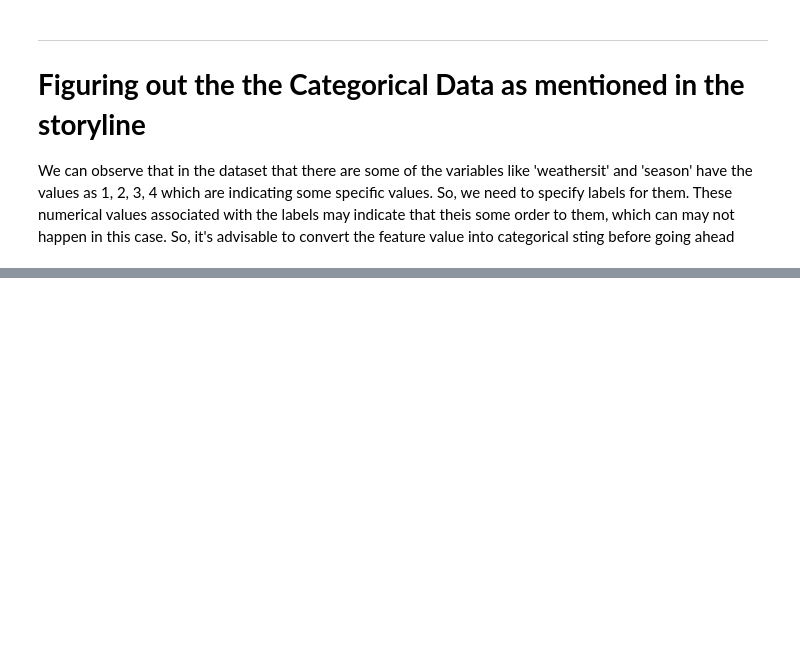
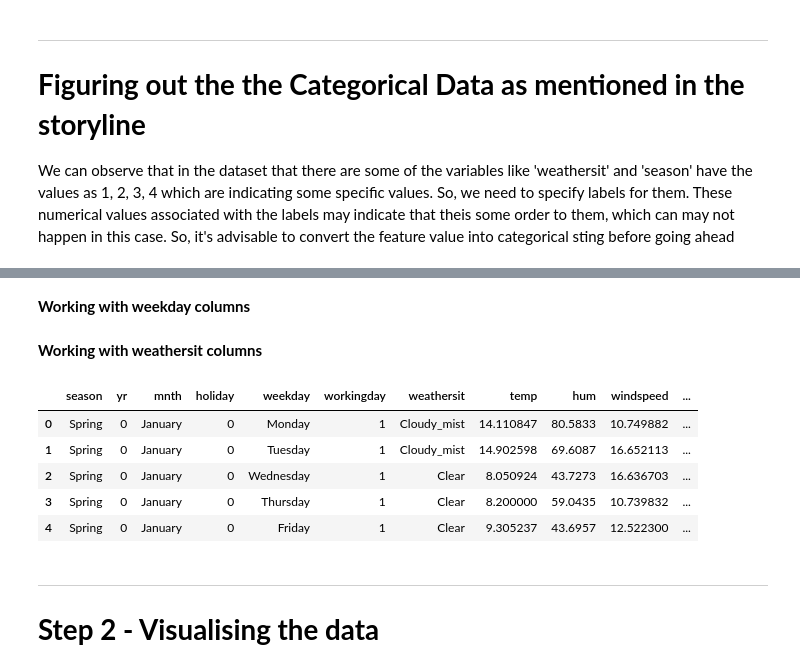
Before and after one commit to amanraghuvanshi/BikeSharing---MLR, a Jupyter notebook: src/main.ipynb, the cells around one changed output, grey strips where cells are left out. Cells and saved outputs as stored; diff of their text form; code cells hidden in the pictures; blank space fills up the shorter version.

```diff
--- a/src/main.ipynb
+++ b/src/main.ipynb
@@ -170,0 +175,16 @@ df['season'] = df['season'].map({
+# %%
+df['mnth'] = df['mnth'].map({
+    1: 'January',
+    2: 'February',
+    3: 'March',
+    4: 'April',
+    5: 'May',
+    6: 'June',
+    7: 'July',
+    8: 'August',
+    9: 'September',
+    10: 'October',
+    11: 'November',
+    12: 'December'})
+# %% [markdown]
+**Working with weekday columns**
@@ -170,0 +201,2 @@ df['season'] = df['season'].map({
+# %% [markdown]
+**Working with weathersit columns**
@@ -170,0 +210,13 @@ df['season'] = df['season'].map({
+# %%
+df.head()
+# %% [output]
+|  | season | yr | mnth | holiday | weekday | workingday | weathersit | temp | hum | windspeed | ... |
+| 0 | Spring | 0 | January | 0 | Monday | 1 | Cloudy_mist | 14.110847 | 80.5833 | 10.749882 | ... |
+| 1 | Spring | 0 | January | 0 | Tuesday | 1 | Cloudy_mist | 14.902598 | 69.6087 | 16.652113 | ... |
+| 2 | Spring | 0 | January | 0 | Wednesday | 1 | Clear | 8.050924 | 43.7273 | 16.636703 | ... |
+| 3 | Spring | 0 | January | 0 | Thursday | 1 | Clear | 8.200000 | 59.0435 | 10.739832 | ... |
+| 4 | Spring | 0 | January | 0 | Friday | 1 | Clear | 9.305237 | 43.6957 | 12.522300 | ... |
+# %% [markdown]
+<hr>
+
+# **Step 2 - Visualising the data**
```
Also changed, not shown: parts of 7 cells of this notebook.
